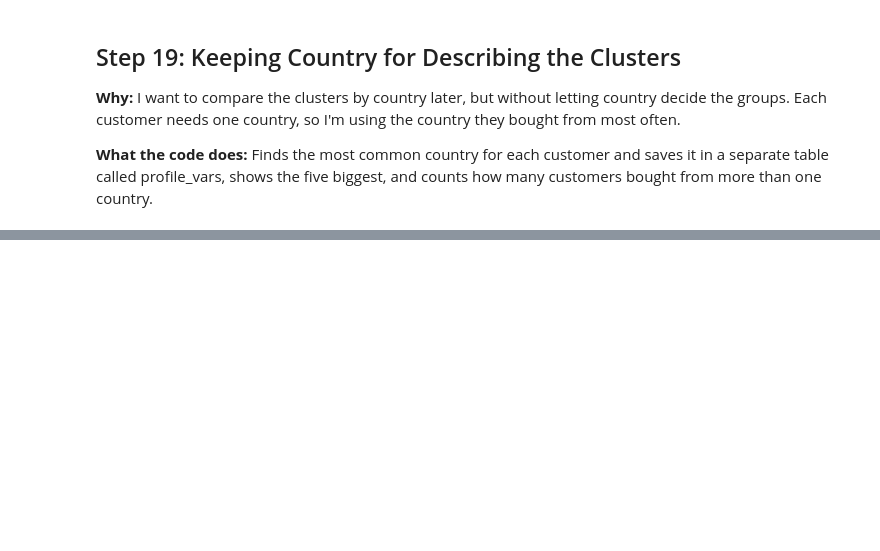
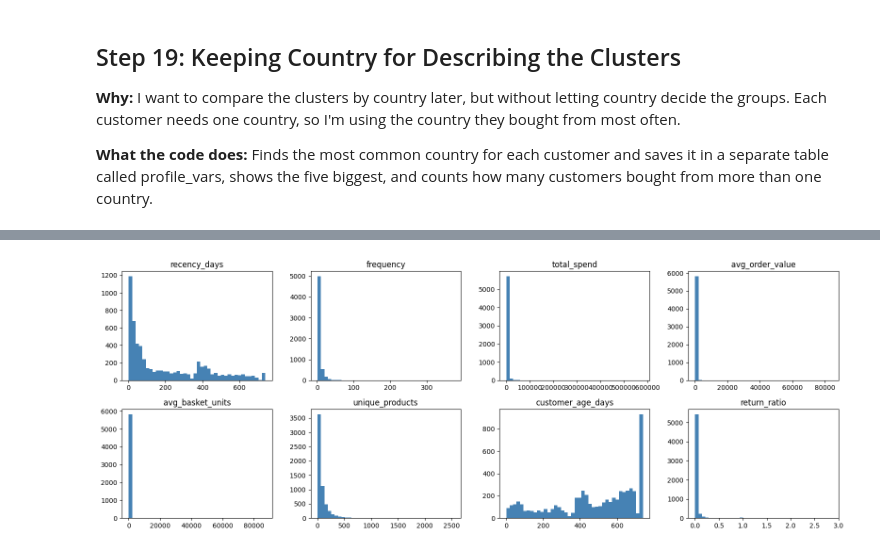
Before and after one commit to samyyy2311/Unsupervised_Learning, a Jupyter notebook: Unsupervised_Learning.ipynb, the cells around one changed output, grey strips where cells are left out. Cells and saved outputs as stored; diff of their text form; code cells hidden in the pictures; blank space fills up the shorter version.

```diff
--- a/Unsupervised_Learning.ipynb
+++ b/Unsupervised_Learning.ipynb
@@ -519,0 +725,10 @@ profile_vars.to_csv('profile_vars.csv')
+# %%
+# Histograms of all eight features on the original scale
+fig, axes = plt.subplots(2, 4, figsize=(16, 6))
+for ax, col in zip(axes.ravel(), customers.columns):
+    ax.hist(customers[col], bins=40, color='steelblue')
+    ax.set_title(col)
+plt.tight_layout()
+plt.show()
+# %% [output]
+[figure, added]
```
Also changed, not shown: parts of 118 cells of this notebook.
